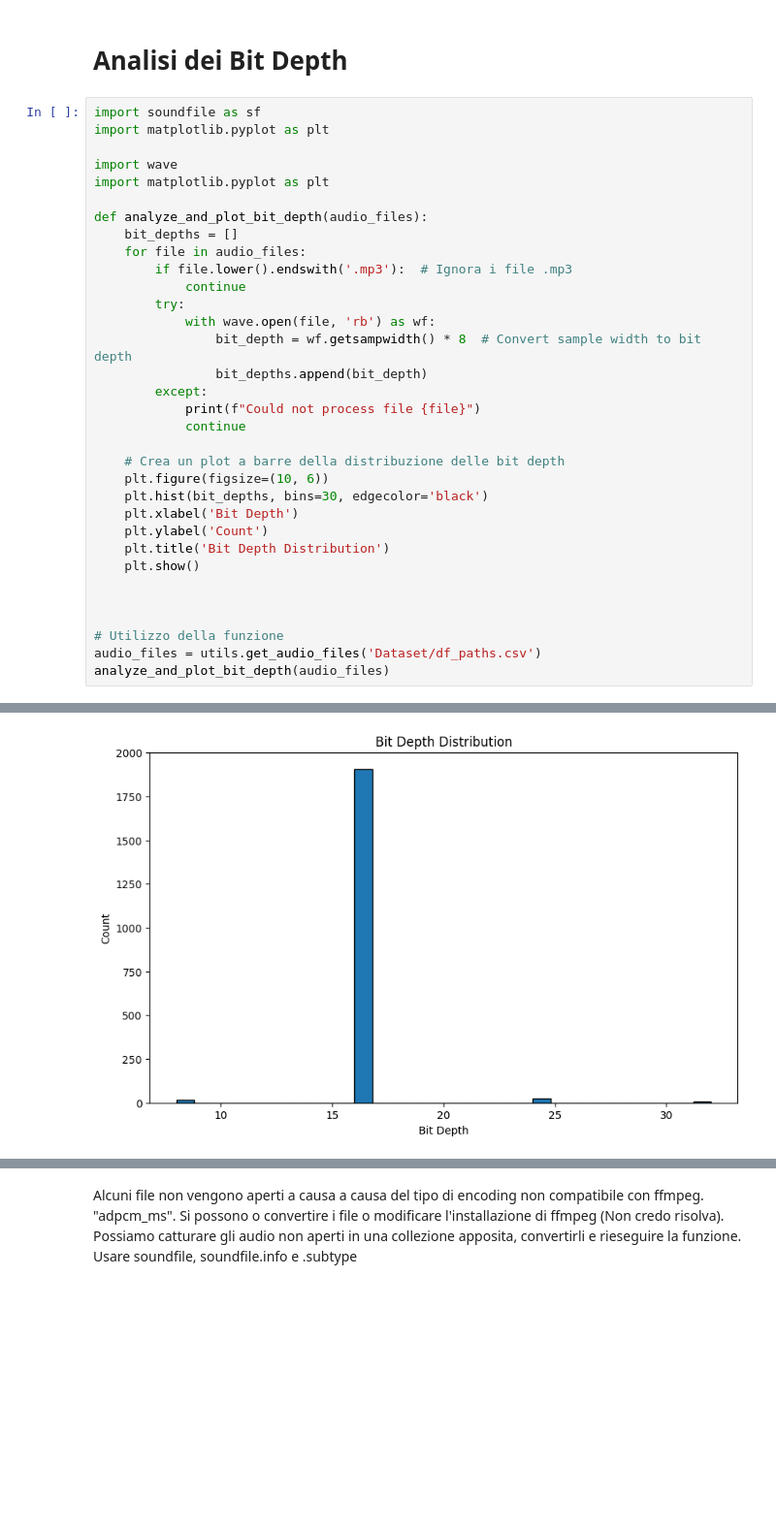
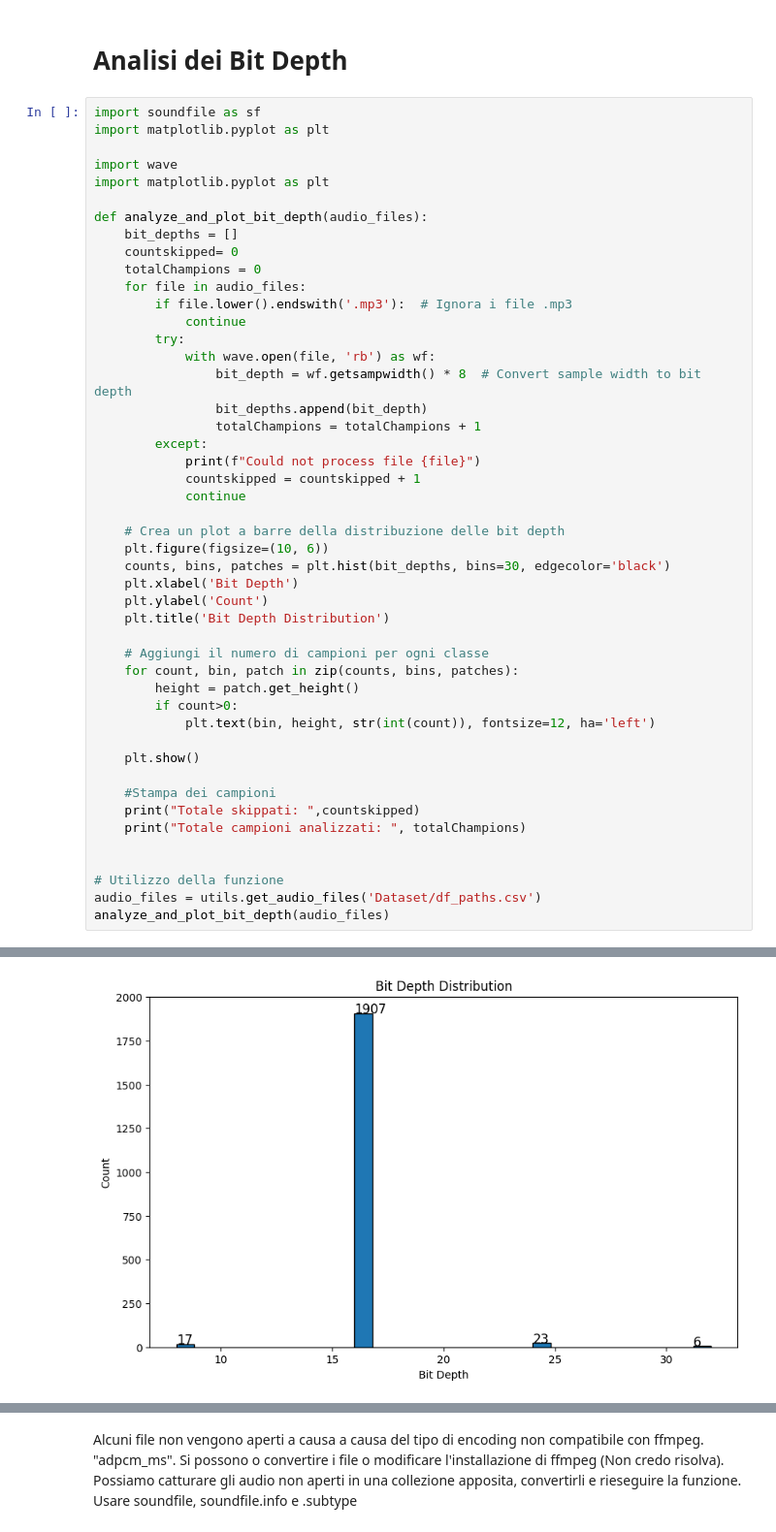
Before and after one commit to frenkmadda/UnderwaterSoundsClassification, a Jupyter notebook: test.ipynb, the cells around one changed output, grey strips where cells are left out. Shown at 97% size. Saved outputs shown, nothing was run; the diff lists cells and outputs as text; blank space fills up the shorter version.

Commit message:
Further adjuestment to the bit depth function

```diff
--- a/test.ipynb
+++ b/test.ipynb
@@ -216,6 +216,8 @@ import matplotlib.pyplot as plt
 
 def analyze_and_plot_bit_depth(audio_files):
     bit_depths = []
+    countskipped= 0
+    totalChampions = 0
     for file in audio_files:
         if file.lower().endswith('.mp3'):  # Ignora i file .mp3
             continue
@@ -223,39 +225,51 @@ def analyze_and_plot_bit_depth(audio_files):
             with wave.open(file, 'rb') as wf:
                 bit_depth = wf.getsampwidth() * 8  # Convert sample width to bit depth
                 bit_depths.append(bit_depth)
+                totalChampions = totalChampions + 1
         except:
             print(f"Could not process file {file}")
+            countskipped = countskipped + 1
             continue
 
     # Crea un plot a barre della distribuzione delle bit depth
     plt.figure(figsize=(10, 6))
-    plt.hist(bit_depths, bins=30, edgecolor='black')
+    counts, bins, patches = plt.hist(bit_depths, bins=30, edgecolor='black')
     plt.xlabel('Bit Depth')
     plt.ylabel('Count')
     plt.title('Bit Depth Distribution')
+
+    # Aggiungi il numero di campioni per ogni classe
+    for count, bin, patch in zip(counts, bins, patches):
+        height = patch.get_height()
+        if count>0:
+            plt.text(bin, height, str(int(count)), fontsize=12, ha='left')
+
     plt.show()
 
+    #Stampa dei campioni
+    print("Totale skippati: ",countskipped)
+    print("Totale campioni analizzati: ", totalChampions)
 
 
 # Utilizzo della funzione
 audio_files = utils.get_audio_files('Dataset/df_paths.csv')
 analyze_and_plot_bit_depth(audio_files)
 # %% [output]
 Could not process file Dataset\Non-Target\Dwarf Sperm Whale\burst-pulse-DSW_bullfrog-click-train.wav
 Could not process file Dataset\Non-Target\Dwarf Sperm Whale\click-trains-DSW_tic-tocs-and-clicks.wav
 Could not process file Dataset\Non-Target\Dwarf Sperm Whale\clicks-and-whistles-DSW_Rattelsnake-click-train.wav
 Could not process file Dataset\Non-Target\Dwarf Sperm Whale\DSW_whistles-and-rattles.wav
 Could not process file Dataset\Non-Target\Dwarf Sperm Whale\multipart-stepping-tonal-DSW_downsweep-rattle.wav
 Could not process file Dataset\Non-Target\Dwarf Sperm Whale\xzoom-whistle-2-DSW_whistles-and-slow-click-train.wav
 Could not process file Dataset\Non-Target\Fraser_s Dolphin\Lagenodelphis_hosei_FR_clicks-and-wolf-whistle.wav
 Could not process file Dataset\Non-Target\Fraser_s Dolphin\Lagenodelphis_hosei_FR_down-sweep.wav
 Could not process file Dataset\Non-Target\Fraser_s Dolphin\Lagenodelphis_hosei_FR_up-sweeps.wav
 Could not process file Dataset\Non-Target\Fraser_s Dolphin\Lagenodelphis_hosei_FR_whistles.wav
 Could not process file Dataset\Non-Target\Grampus, Risso_s Dolphin\Grampus_griseus_risso-clicks.wav
 Could not process file Dataset\Target\Cargo\20171104-1_1.wav
 ... (600 lines left out)
 Could not process file Dataset\Target\Tug\20171229a-67_195709.wav
 Could not process file Dataset\Target\Tug\20171229b-68_200347.wav
 Could not process file Dataset\Target\Tug\20171230a-69_163503.wav
 Could not process file Dataset\Target\Tug\20171231a-70_215301.wav
-[figure, old version]
+[figure, new version]
```
Also changed, not shown: parts of 1 cell of this notebook.
